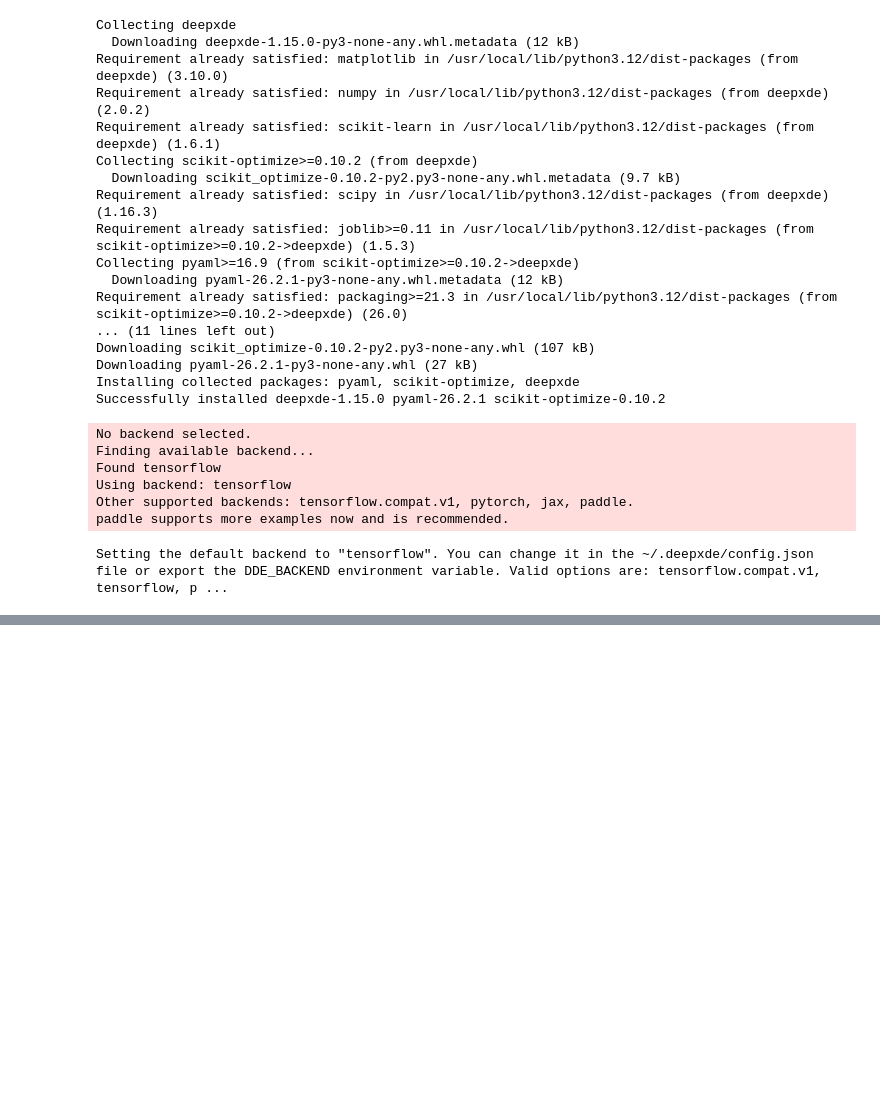
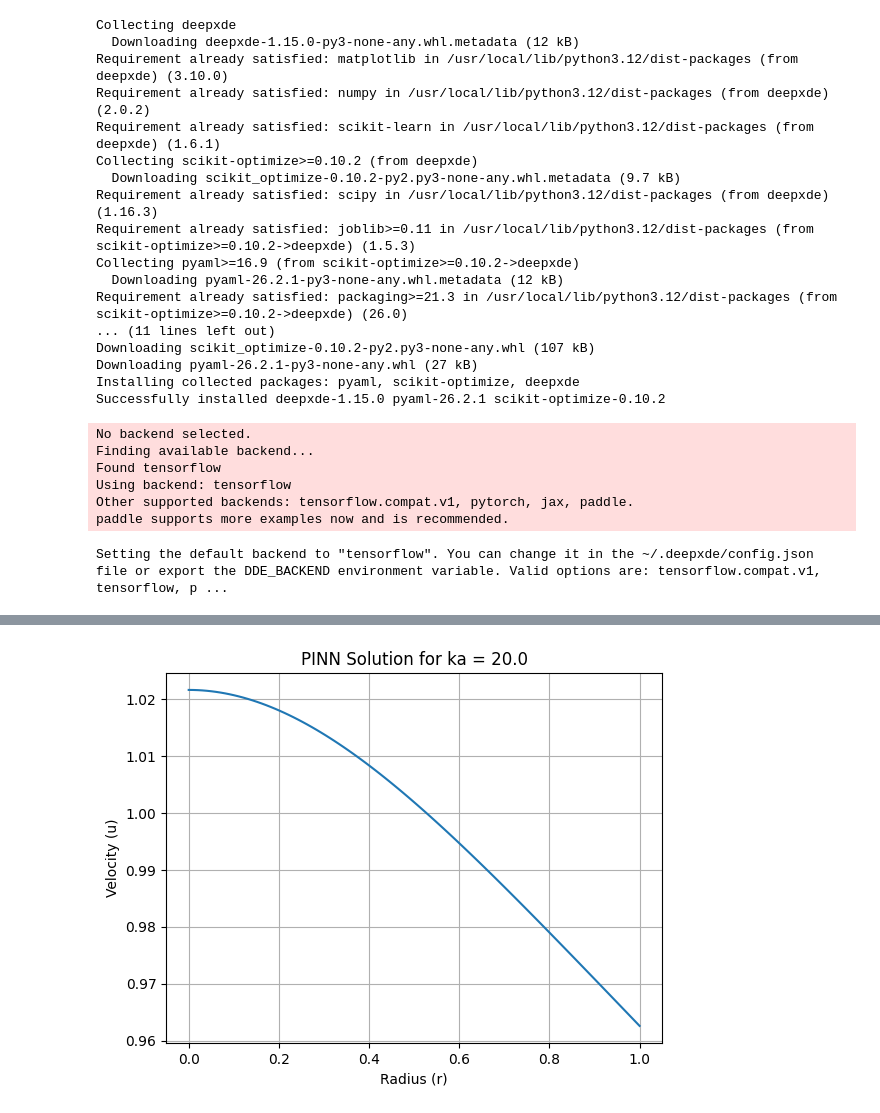
Before and after one commit to shakuntala2ooo/ANN, a Jupyter notebook: Welcome_To_Colab.ipynb, the cells around one changed output, grey strips where cells are left out. Saved outputs shown, nothing was run; the diff lists cells and outputs as text; code cells hidden in the pictures; blank space fills up the shorter version.

```diff
--- a/Welcome_To_Colab.ipynb
+++ b/Welcome_To_Colab.ipynb
@@ -33,0 +58,8 @@ Setting the default backend to "tensorflow". You can change it in the ~/.deepxde
+# %%
+data = dde.data.PDE(geom, pde, [bc_wall], num_domain=100, num_boundary=2)
+# %%
+net = dde.nn.FNN([1] + [20] * 3 + [1], "tanh", "Glorot uniform")
+model = dde.Model(data, net)
+# %%
+model.compile("adam", lr=0.001)
+model.train(iterations=5000)
@@ -33,0 +99,12 @@ Setting the default backend to "tensorflow". You can change it in the ~/.deepxde
+# %%
+import matplotlib.pyplot as plt
+x_test = np.linspace(0, 1, 100).reshape(-1, 1)
+u_pred = model.predict(x_test)
+# %%
+plt.plot(x_test, u_pred, label="PINN Prediction")
+plt.xlabel("Radius (r)"); plt.ylabel("Velocity (u)")
+plt.title(f"PINN Solution for ka = {ka_val}")
+plt.grid(True)
+plt.show()
+# %% [output]
+[figure, added]
```
Also changed, not shown: parts of 8 cells of this notebook.
